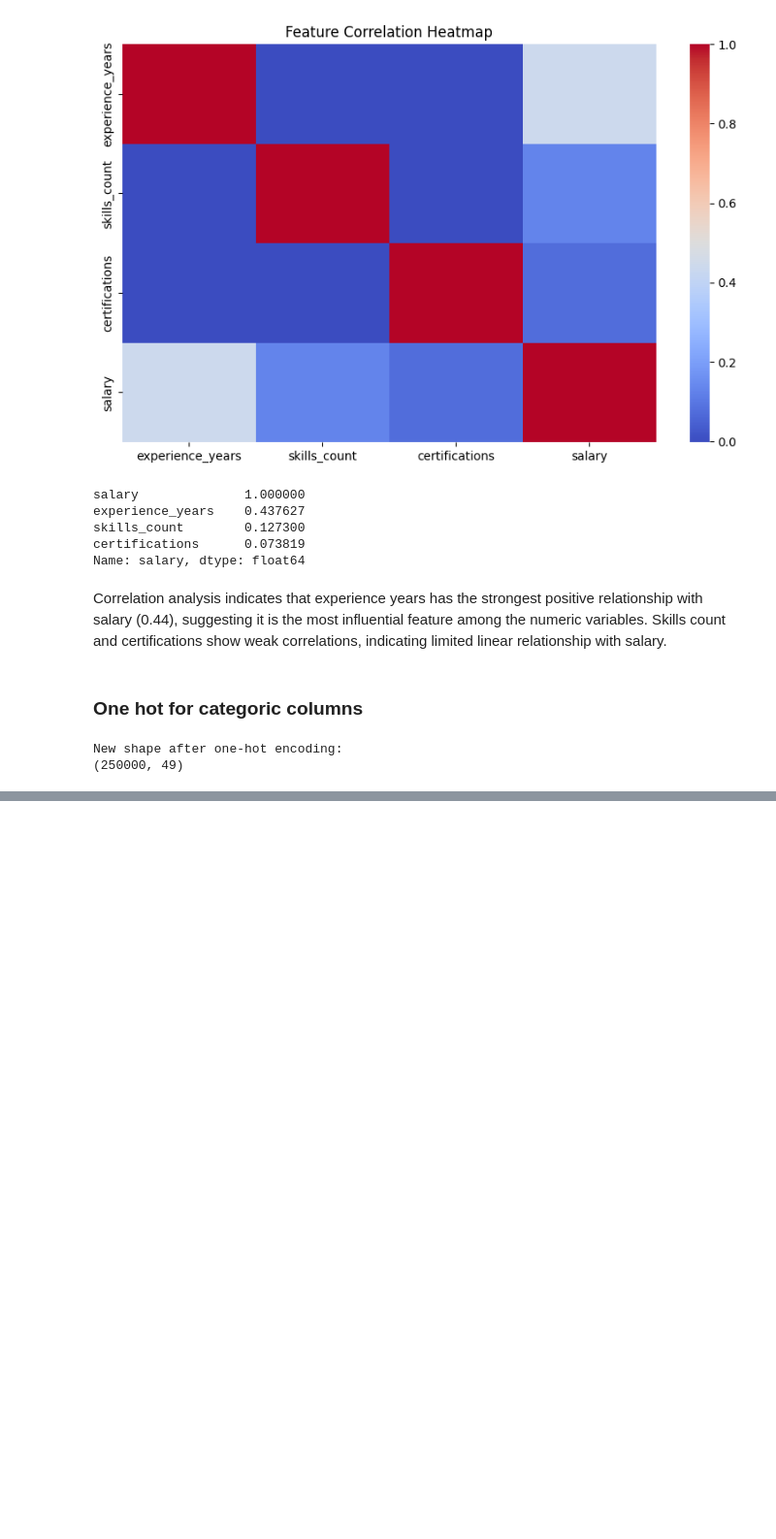
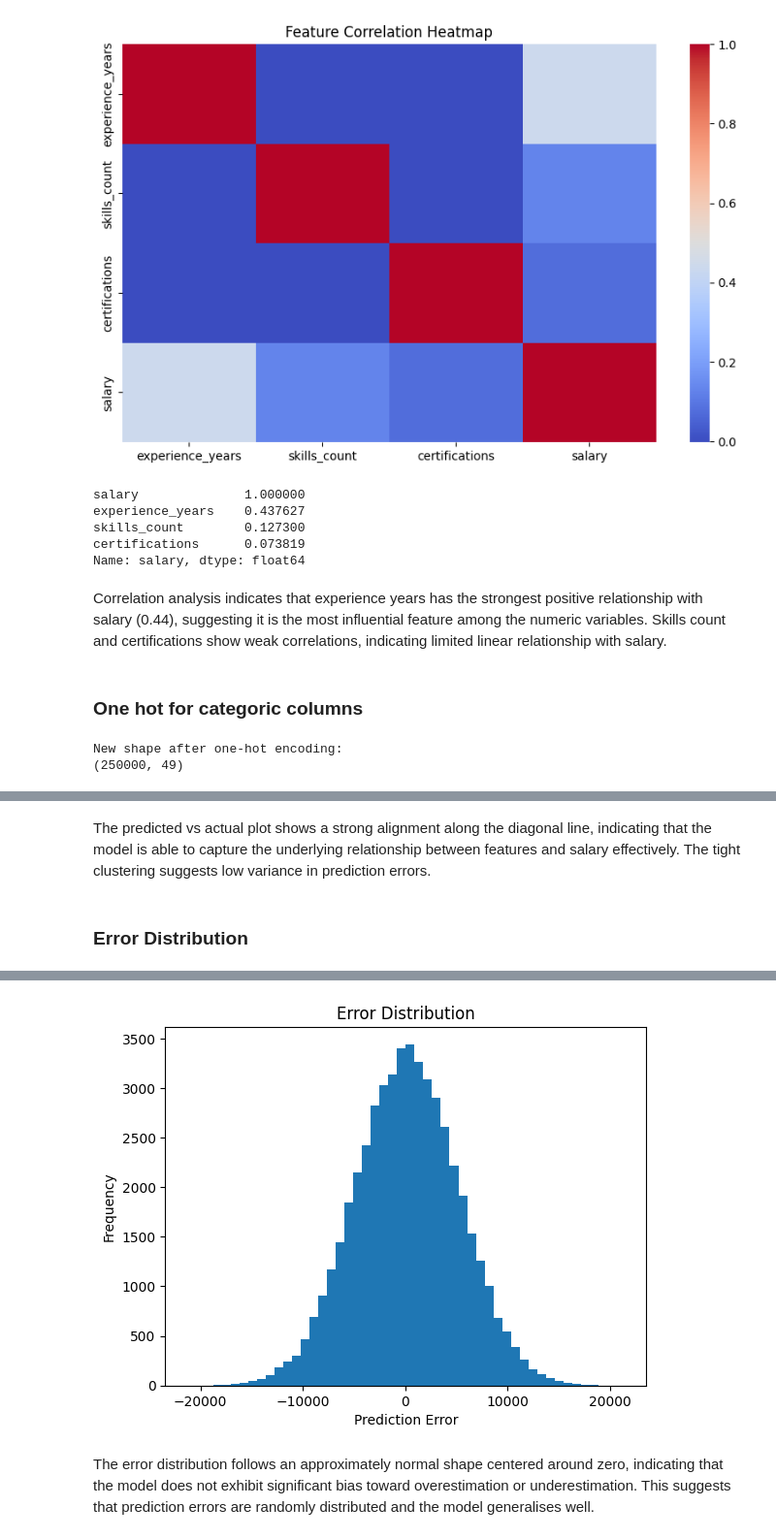
Before and after one commit to OonXiangYu/MachineLearning_Asgm2, a Jupyter notebook: Oon Xiang Yu_3159517_ML Asgm2.ipynb, the cells around one changed output, grey strips where cells are left out. Shown at 97% size. Cells and saved outputs as stored; diff of their text form; code cells hidden in the pictures; blank space fills up the shorter version.

```diff
--- a/Oon Xiang Yu_3159517_ML Asgm2.ipynb
+++ b/Oon Xiang Yu_3159517_ML Asgm2.ipynb
@@ -196,0 +382,16 @@ New shape after one-hot encoding:
+# %%
+optimizer = keras.optimizers.Adam(learning_rate=0.001)
+
+model = keras.Sequential([
+    keras.Input(shape=(X_train.shape[1],)),
+    keras.layers.Dense(256, activation='relu'),
+    keras.layers.Dense(128, activation='relu'),
+    keras.layers.Dense(64, activation='relu'),
+    keras.layers.Dense(1)
+])
+
+model.compile(
+    optimizer=optimizer,
+    loss='mse',
+    metrics=['mae']
+)
@@ -196,0 +467,18 @@ New shape after one-hot encoding:
+# %% [markdown]
+The predicted vs actual plot shows a strong alignment along the diagonal line, indicating that the model is able to capture the underlying relationship between features and salary effectively. The tight clustering suggests low variance in prediction errors.
+# %% [markdown]
+### **Error Distribution**
+# %%
+y_pred = model.predict(X_test).flatten()
+y_test = y_test.values.flatten()
+errors = y_test - y_pred
+
+plt.figure()
+
+plt.hist(errors, bins=50)
+plt.xlabel("Prediction Error")
+plt.ylabel("Frequency")
+plt.title("Error Distribution")
+
+plt.show()
+# %% [output]
@@ -196,0 +486,3 @@ New shape after one-hot encoding:
+[figure, added]
+# %% [markdown]
+The error distribution follows an approximately normal shape centered around zero, indicating that the model does not exhibit significant bias toward overestimation or underestimation. This suggests that prediction errors are randomly distributed and the model generalises well.
```
Also changed, not shown: parts of 30 cells of this notebook.
